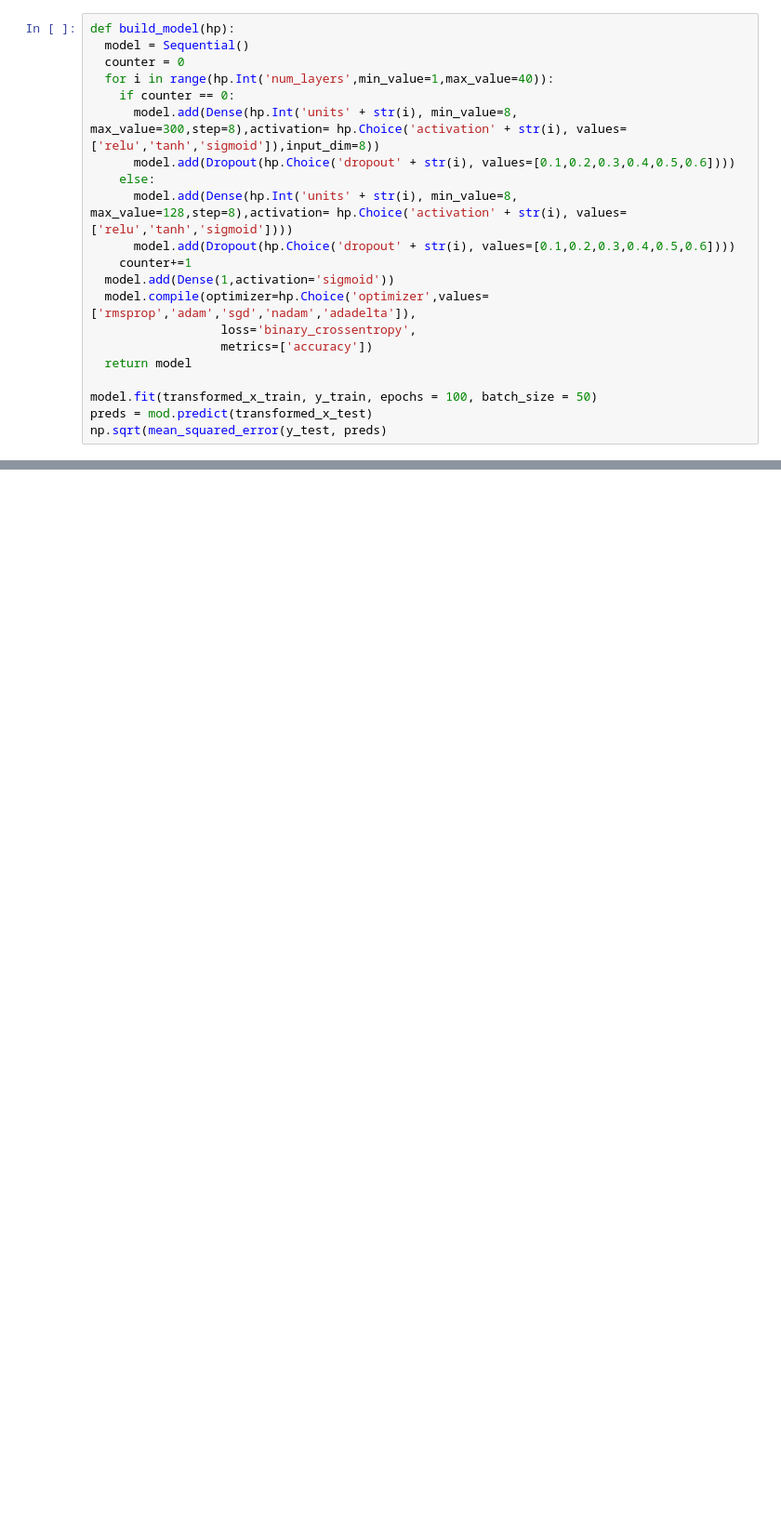
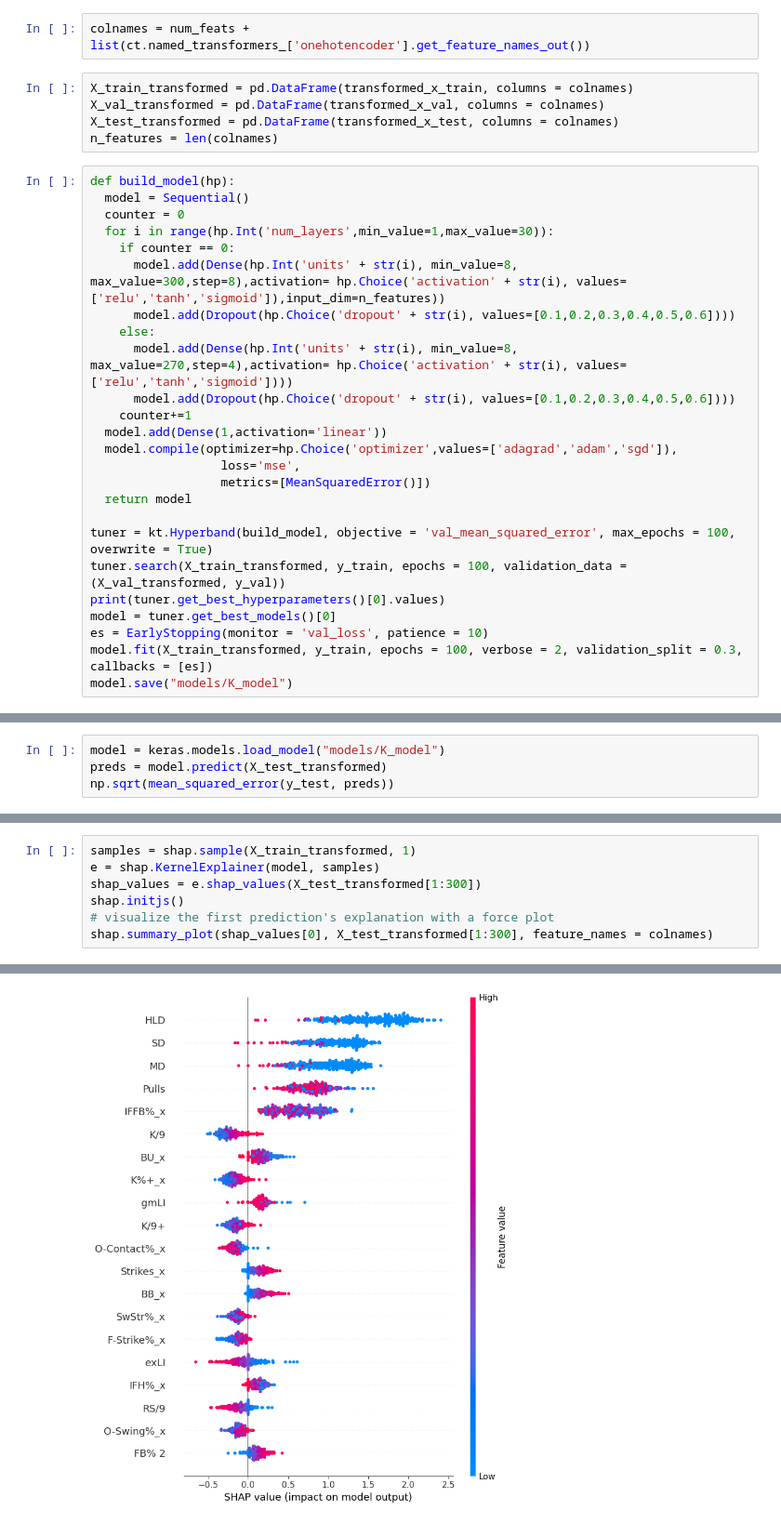
Before and after one commit to mcgillies/PitcherGamePreds, a Jupyter notebook: model.ipynb, the cells around one changed output, grey strips where cells are left out. Shown: that part at 93% size. Saved outputs shown, nothing was run; the diff lists cells and outputs as text; blank space fills up the shorter version.

Commit message:
Created initial model

```diff
--- a/model.ipynb
+++ b/model.ipynb
@@ -59,22 +85,33 @@ transformed_x_train = ct.fit_transform(X_train)
 transformed_x_test = ct.transform(X_test)
+# %%
+colnames = num_feats + list(ct.named_transformers_['onehotencoder'].get_feature_names_out())
+# %%
+X_train_transformed = pd.DataFrame(transformed_x_train, columns = colnames)
+X_val_transformed = pd.DataFrame(transformed_x_val, columns = colnames)
+X_test_transformed = pd.DataFrame(transformed_x_test, columns = colnames)
+n_features = len(colnames)
 # %%
 def build_model(hp):
   model = Sequential()
   counter = 0
-  for i in range(hp.Int('num_layers',min_value=1,max_value=40)):
+  for i in range(hp.Int('num_layers',min_value=1,max_value=30)):
     if counter == 0:
-      model.add(Dense(hp.Int('units' + str(i), min_value=8, max_value=300,step=8),activation= hp.Choice('activation' + str(i), values=['relu','tanh','sigmoid']),input_dim=8))
+      model.add(Dense(hp.Int('units' + str(i), min_value=8, max_value=300,step=8),activation= hp.Choice('activation' + str(i), values=['relu','tanh','sigmoid']),input_dim=n_features))
       model.add(Dropout(hp.Choice('dropout' + str(i), values=[0.1,0.2,0.3,0.4,0.5,0.6])))
     else:
-      model.add(Dense(hp.Int('units' + str(i), min_value=8, max_value=128,step=8),activation= hp.Choice('activation' + str(i), values=['relu','tanh','sigmoid'])))
+      model.add(Dense(hp.Int('units' + str(i), min_value=8, max_value=270,step=4),activation= hp.Choice('activation' + str(i), values=['relu','tanh','sigmoid'])))
       model.add(Dropout(hp.Choice('dropout' + str(i), values=[0.1,0.2,0.3,0.4,0.5,0.6])))
     counter+=1
-  model.add(Dense(1,activation='sigmoid'))
-  model.compile(optimizer=hp.Choice('optimizer',values=['rmsprop','adam','sgd','nadam','adadelta']),
-                  loss='binary_crossentropy',
-                  metrics=['accuracy'])
+  model.add(Dense(1,activation='linear'))
+  model.compile(optimizer=hp.Choice('optimizer',values=['adagrad','adam','sgd']),
+                  loss='mse',
+                  metrics=[MeanSquaredError()])
   return model
 
-model.fit(transformed_x_train, y_train, epochs = 100, batch_size = 50)
-preds = mod.predict(transformed_x_test)
-np.sqrt(mean_squared_error(y_test, preds)
+tuner = kt.Hyperband(build_model, objective = 'val_mean_squared_error', max_epochs = 100, overwrite = True)
+tuner.search(X_train_transformed, y_train, epochs = 100, validation_data = (X_val_transformed, y_val))
+print(tuner.get_best_hyperparameters()[0].values)
+model = tuner.get_best_models()[0]
+es = EarlyStopping(monitor = 'val_loss', patience = 10)
+model.fit(X_train_transformed, y_train, epochs = 100, verbose = 2, validation_split = 0.3, callbacks = [es])
+model.save("models/K_model")
@@ -80,0 +155,4 @@ np.sqrt(mean_squared_error(y_test, preds)
+# %%
+model = keras.models.load_model("models/K_model")
+preds = model.predict(X_test_transformed)
+np.sqrt(mean_squared_error(y_test, preds))
@@ -80,0 +162,8 @@ np.sqrt(mean_squared_error(y_test, preds)
+# %%
+samples = shap.sample(X_train_transformed, 1)
+e = shap.KernelExplainer(model, samples)
+shap_values = e.shap_values(X_test_transformed[1:300])
+shap.initjs()
+# visualize the first prediction's explanation with a force plot
+shap.summary_plot(shap_values[0], X_test_transformed[1:300], feature_names = colnames)
+# %% [output]
@@ -80,0 +172 @@ np.sqrt(mean_squared_error(y_test, preds)
+[figure, added]
```
Also changed, not shown: parts of 10 cells of this notebook, 11 other files.
